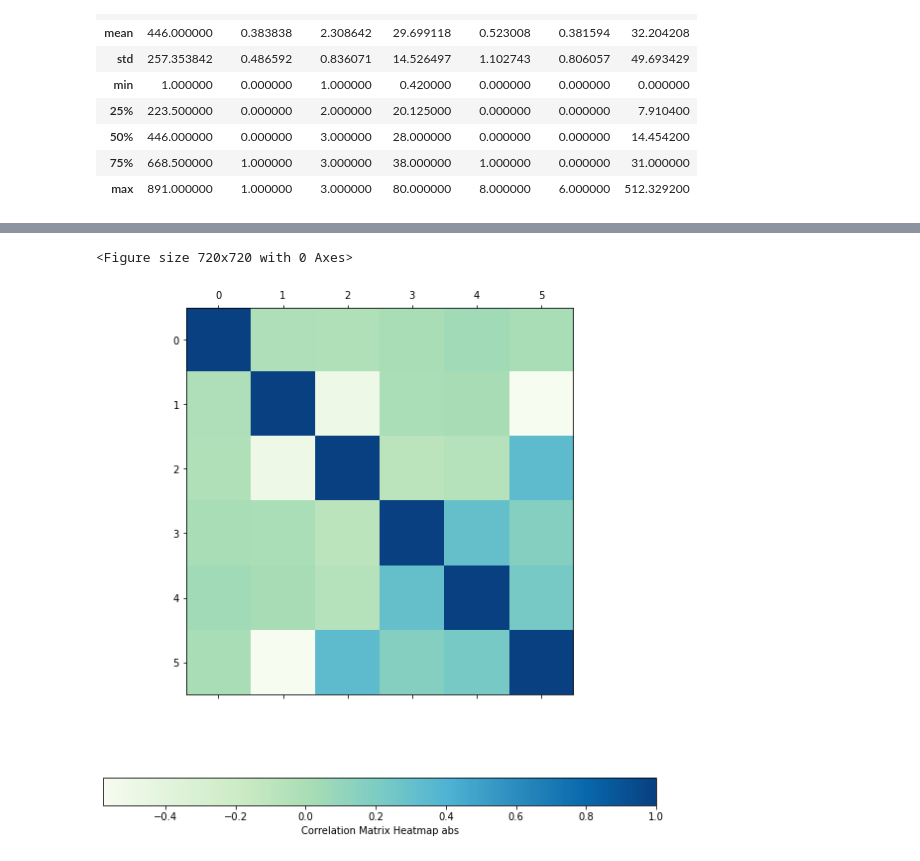
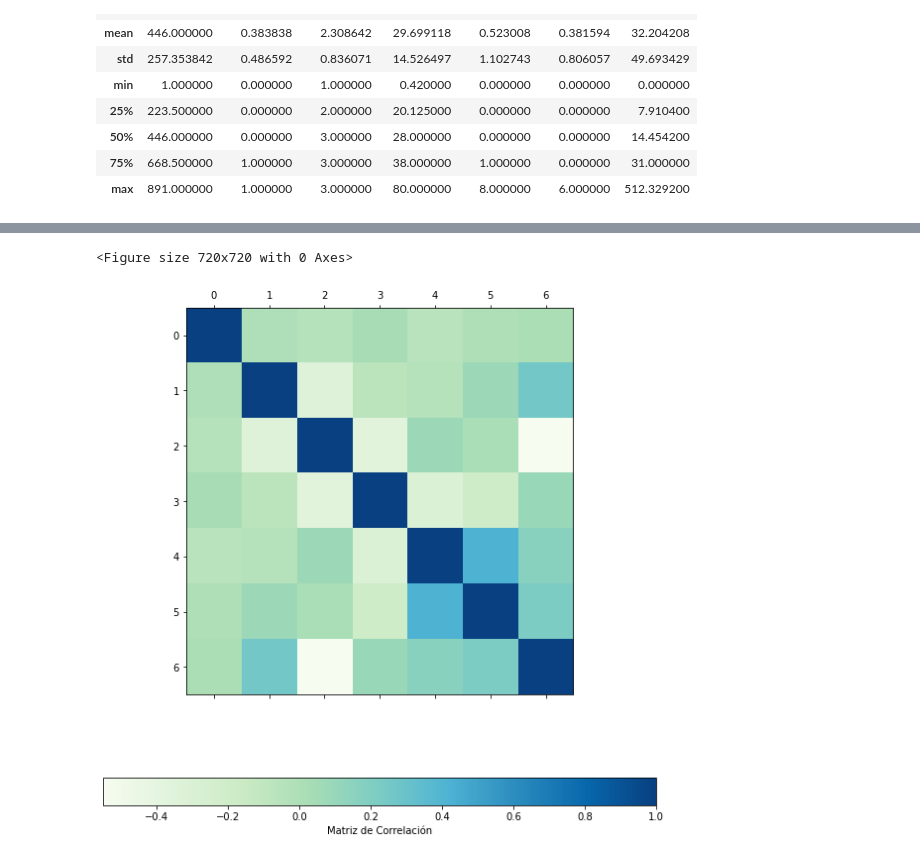
Before and after one commit to A01749373/retoTitanic, a Jupyter notebook: retoTitanic.ipynb, the cells around one changed output, grey strips where cells are left out. Saved outputs shown, nothing was run; the diff lists cells and outputs as text; code cells hidden in the pictures.

```diff
--- a/retoTitanic.ipynb
+++ b/retoTitanic.ipynb
@@ -90,4 +214,5 @@ array(['PassengerId', 'Survived', 'Pclass', 'Name', 'Sex', 'Age', 'SibSp',
 # %%
-corr = df_test.corr()
+# Matriz de Correlación
+corr = df_train.corr()
 corr.style.background_gradient(cmap='coolwarm')
 # %% [output]
@@ -111,11 +227,11 @@ df_test.corr()
 # %%
-# Correlation matrix heat map
+# Heat Map de Correlación
 plt.rcParams["figure.figsize"] = [10, 10]
 plt.rcParams["figure.autolayout"] = True
 plt.figure()
 plt.matshow(corr, cmap = 'GnBu')
-plt.colorbar(label="Correlation Matrix Heatmap abs", orientation="horizontal")
+plt.colorbar(label='Matriz de Correlación', orientation="horizontal")
 plt.show()
 # %% [output]
 <Figure size 720x720 with 0 Axes>
-[figure, old version]
+[figure, new version]
```
Also changed, not shown: parts of 67 cells of this notebook.
